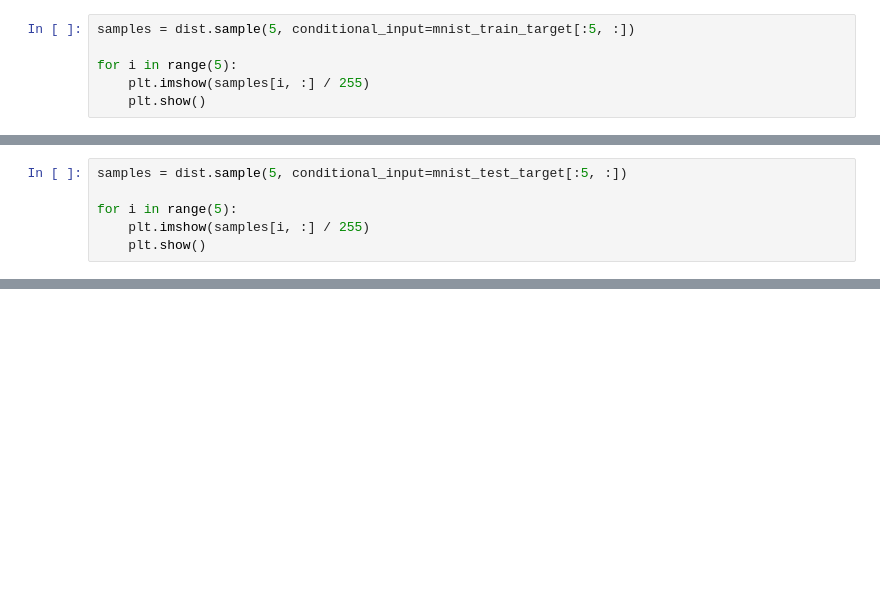
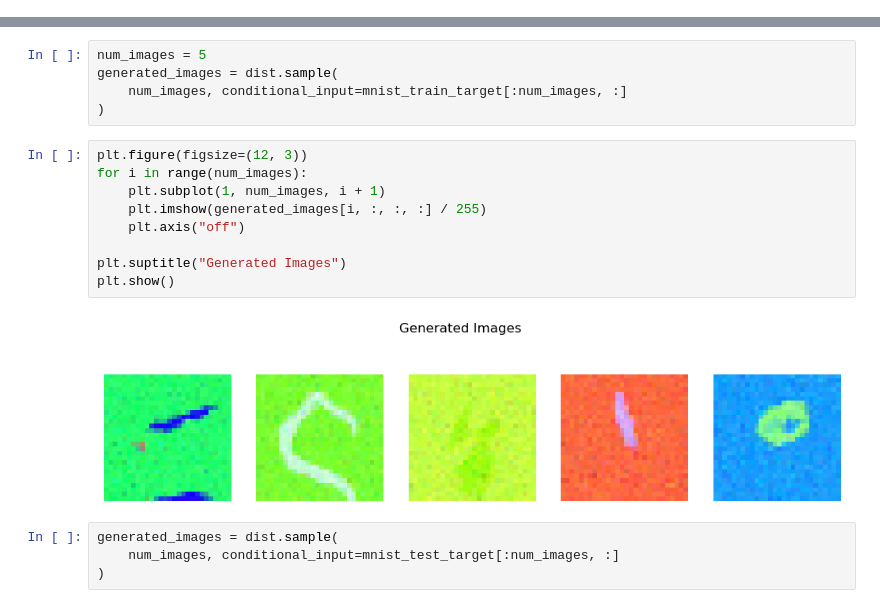
Before and after one commit to qing42102/multivariate_continuous_conditional_generative, a Jupyter notebook: pixelCNN.ipynb, the cells around one changed output, grey strips where cells are left out. Drawn from its saved outputs; the diff is of its cells as text; blank space fills up the shorter version.

```diff
--- a/pixelCNN.ipynb
+++ b/pixelCNN.ipynb
@@ -128,6 +123,0 @@ Epoch 5/5
-# %%
-samples = dist.sample(5, conditional_input=mnist_train_target[:5, :])
-
-for i in range(5):
-    plt.imshow(samples[i, :] / 255)
-    plt.show()
@@ -142,6 +123,0 @@ WARNING:tensorflow:6 out of the last 6 calls to <function WeightNorm.call at 0x.
-# %%
-samples = dist.sample(5, conditional_input=mnist_test_target[:5, :])
-
-for i in range(5):
-    plt.imshow(samples[i, :] / 255)
-    plt.show()
@@ -153,0 +124,20 @@ for i in range(5):
+# %%
+num_images = 5
+generated_images = dist.sample(
+    num_images, conditional_input=mnist_train_target[:num_images, :]
+)
+# %%
+plt.figure(figsize=(12, 3))
+for i in range(num_images):
+    plt.subplot(1, num_images, i + 1)
+    plt.imshow(generated_images[i, :, :, :] / 255)
+    plt.axis("off")
+
+plt.suptitle("Generated Images")
+plt.show()
+# %% [output]
+[figure, added]
+# %%
+generated_images = dist.sample(
+    num_images, conditional_input=mnist_test_target[:num_images, :]
+)
```
Also changed, not shown: parts of 9 cells of this notebook.
